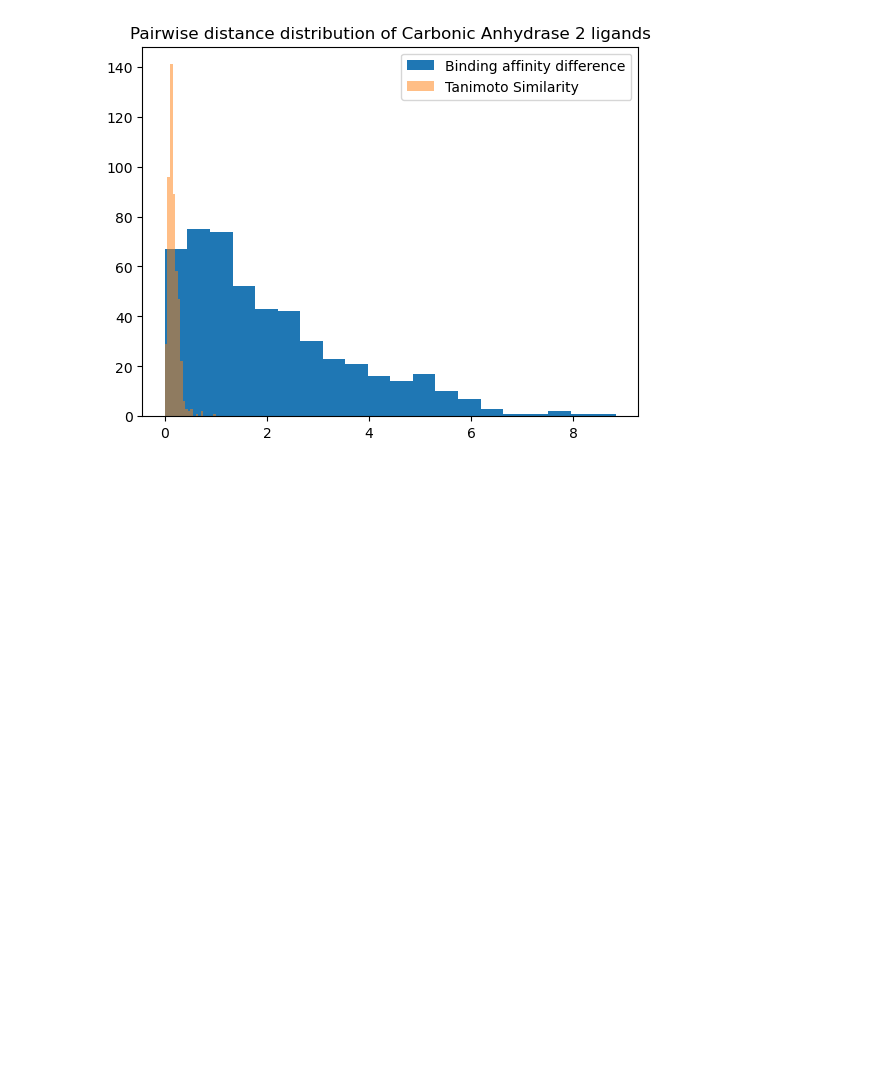
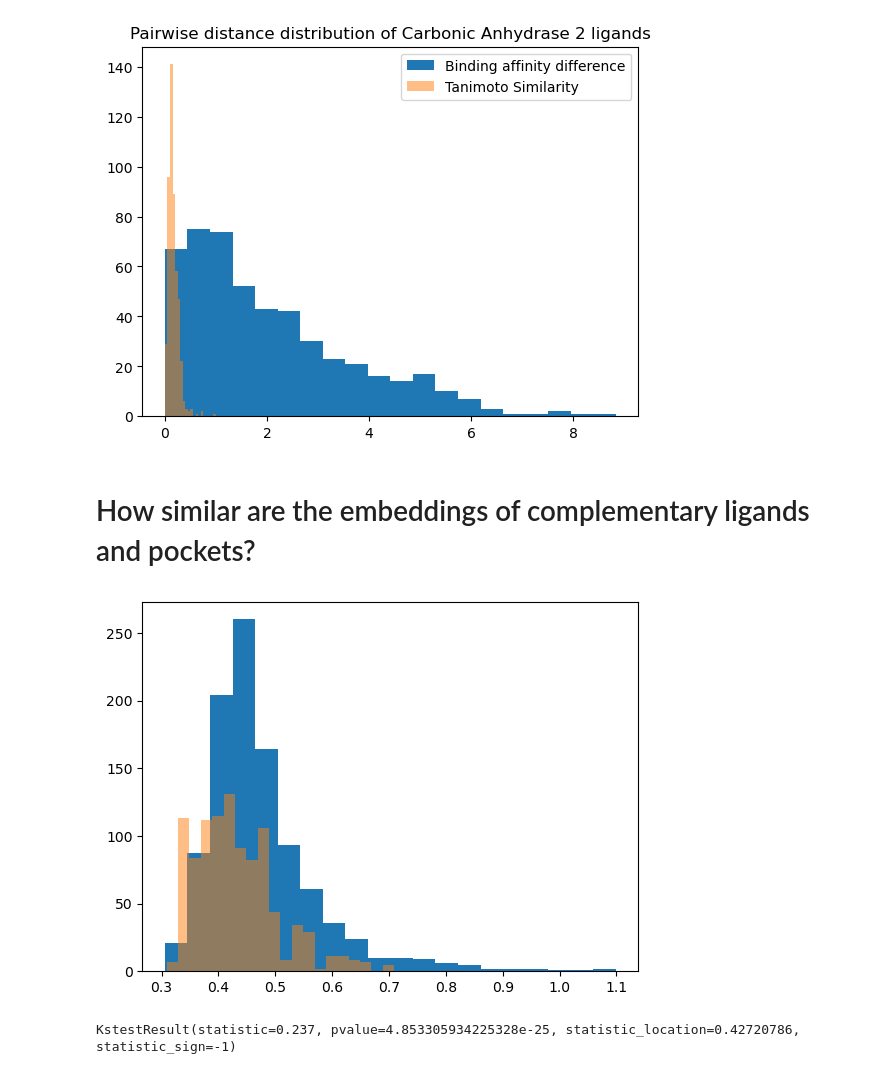
Before and after one commit to mims-harvard/ATOMICA, a Jupyter notebook: case_studies/molecule_similarity/similarity_of_ligands_carbonic_anydrase.ipynb, the cells around one changed output. Cells and saved outputs as stored; diff of their text form; code cells hidden in the pictures; blank space fills up the shorter version.

```diff
--- a/case_studies/molecule_similarity/similarity_of_ligands_carbonic_anydrase.ipynb
+++ b/case_studies/molecule_similarity/similarity_of_ligands_carbonic_anydrase.ipynb
@@ -215,3 +232,23 @@ plt.show()
 correlation coeff: -0.2736826985833261
 [figure]
 [figure]
+# %% [markdown]
+# How similar are the embeddings of complementary ligands and pockets?
+# %%
+rand_prot_lig_distance = []
+same_prot_lig_distance = []
+for pdb_id1, pdb_id2 in subsample_pairs:
+    rand_prot_lig_distance.append(np.linalg.norm(ligand_embeddings[pdb_id1] - pocket_embeddings[pdb_id2]))
+    rand_prot_lig_distance.append(np.linalg.norm(ligand_embeddings[pdb_id2] - pocket_embeddings[pdb_id1]))
+    same_prot_lig_distance.append(np.linalg.norm(ligand_embeddings[pdb_id1] - pocket_embeddings[pdb_id1]))
+    same_prot_lig_distance.append(np.linalg.norm(ligand_embeddings[pdb_id2] - pocket_embeddings[pdb_id2]))
+# %%
+plt.hist(rand_prot_lig_distance, bins=20, label = "Random protein-ligand distance")
+plt.hist(same_prot_lig_distance, bins=20, alpha=0.5, label = "Same protein-ligand distance")
+plt.show()
+# %% [output]
+[figure, added]
+# %%
+scipy.stats.ks_2samp(rand_prot_lig_distance, same_prot_lig_distance)
+# %% [output]
+KstestResult(statistic=0.237, pvalue=4.853305934225328e-25, statistic_location=0.42720786, statistic_sign=-1)
```
Also changed, not shown: parts of 8 cells of this notebook, 4 other files.
